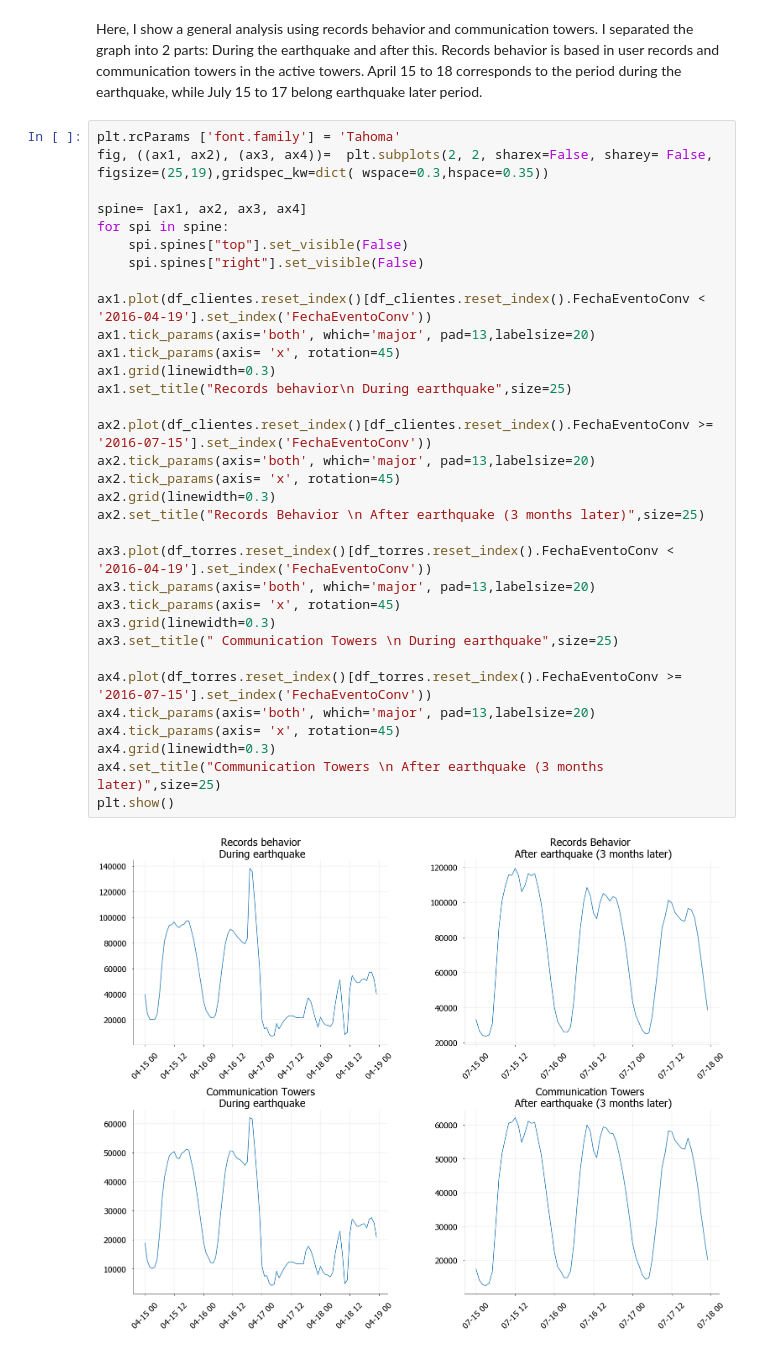
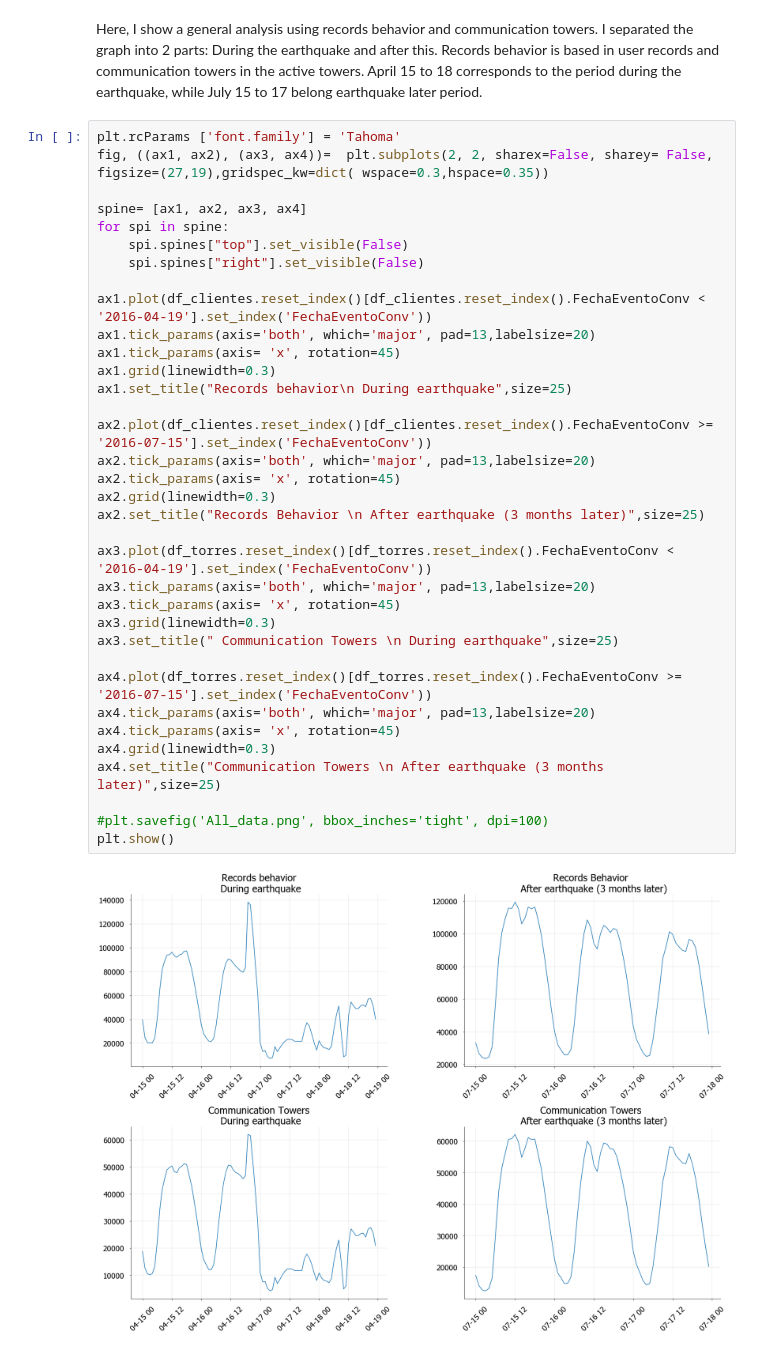
Before and after one commit to aamaguay/Preparing-Eathquake-Ec, a Jupyter notebook: Processing and Metrics.ipynb, the cells around one changed output. Saved outputs shown, nothing was run; the diff lists cells and outputs as text.

```diff
--- a/Processing and Metrics.ipynb
+++ b/Processing and Metrics.ipynb
@@ -38,36 +38,38 @@ Here, I show a general analysis using records behavior and communication towers.
 April 15 to 18 corresponds to the period during the earthquake, while July 15 to 17 belong earthquake later period.
 # %%
 plt.rcParams ['font.family'] = 'Tahoma'
-fig, ((ax1, ax2), (ax3, ax4))=  plt.subplots(2, 2, sharex=False, sharey= False, figsize=(25,19),gridspec_kw=dict( wspace=0.3,hspace=0.35))
+fig, ((ax1, ax2), (ax3, ax4))=  plt.subplots(2, 2, sharex=False, sharey= False, figsize=(27,19),gridspec_kw=dict( wspace=0.3,hspace=0.35))
 
 spine= [ax1, ax2, ax3, ax4]
 for spi in spine:
     spi.spines["top"].set_visible(False)
     spi.spines["right"].set_visible(False)
 
 ax1.plot(df_clientes.reset_index()[df_clientes.reset_index().FechaEventoConv < '2016-04-19'].set_index('FechaEventoConv'))
 ax1.tick_params(axis='both', which='major', pad=13,labelsize=20)
 ax1.tick_params(axis= 'x', rotation=45)
 ax1.grid(linewidth=0.3)
 ax1.set_title("Records behavior\n During earthquake",size=25)
 
 ax2.plot(df_clientes.reset_index()[df_clientes.reset_index().FechaEventoConv >= '2016-07-15'].set_index('FechaEventoConv'))
 ax2.tick_params(axis='both', which='major', pad=13,labelsize=20)
 ax2.tick_params(axis= 'x', rotation=45)
 ax2.grid(linewidth=0.3)
 ax2.set_title("Records Behavior \n After earthquake (3 months later)",size=25)
 
 ax3.plot(df_torres.reset_index()[df_torres.reset_index().FechaEventoConv < '2016-04-19'].set_index('FechaEventoConv'))
 ax3.tick_params(axis='both', which='major', pad=13,labelsize=20)
 ax3.tick_params(axis= 'x', rotation=45)
 ax3.grid(linewidth=0.3)
 ax3.set_title(" Communication Towers \n During earthquake",size=25)
 
 ax4.plot(df_torres.reset_index()[df_torres.reset_index().FechaEventoConv >= '2016-07-15'].set_index('FechaEventoConv'))
 ax4.tick_params(axis='both', which='major', pad=13,labelsize=20)
 ax4.tick_params(axis= 'x', rotation=45)
 ax4.grid(linewidth=0.3)
 ax4.set_title("Communication Towers \n After earthquake (3 months later)",size=25)
+
+#plt.savefig('All_data.png', bbox_inches='tight', dpi=100)
 plt.show()
 # %% [output]
-[figure, old version]
+[figure, new version]
```
Also changed, not shown: parts of 6 cells of this notebook, 1 other file.
